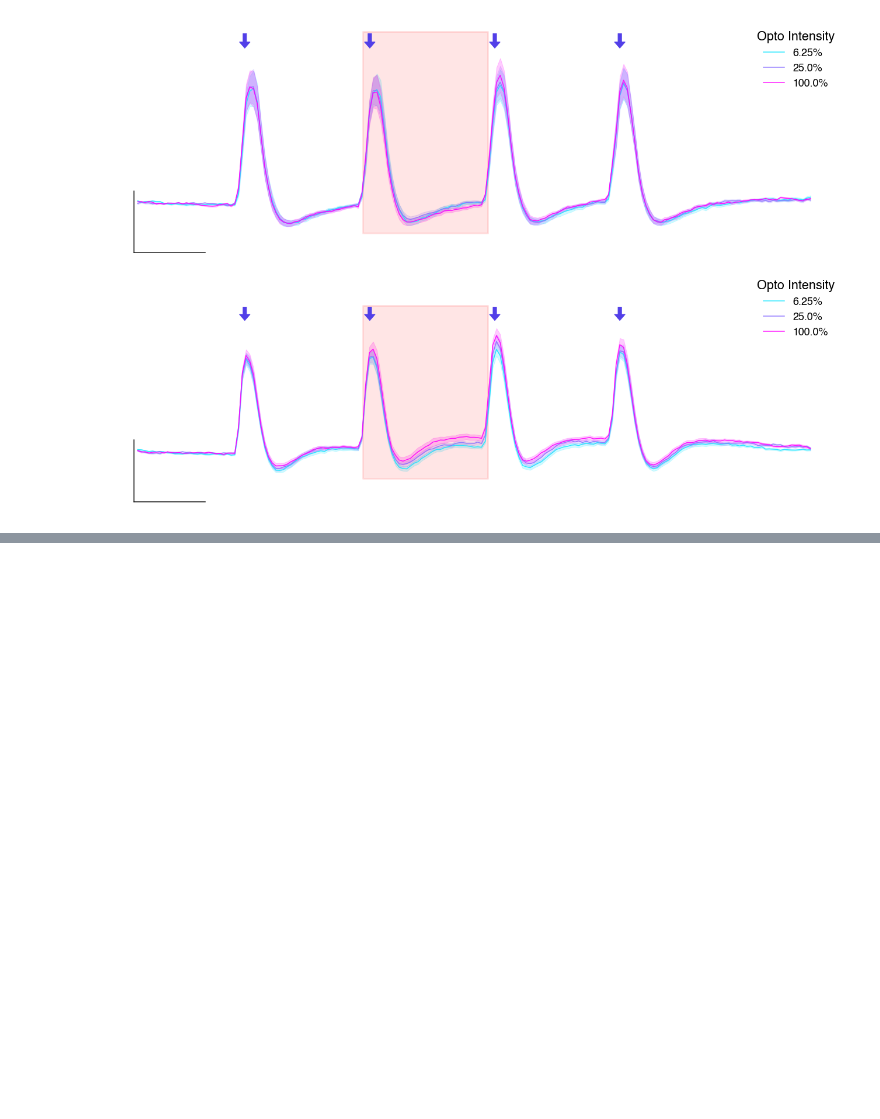
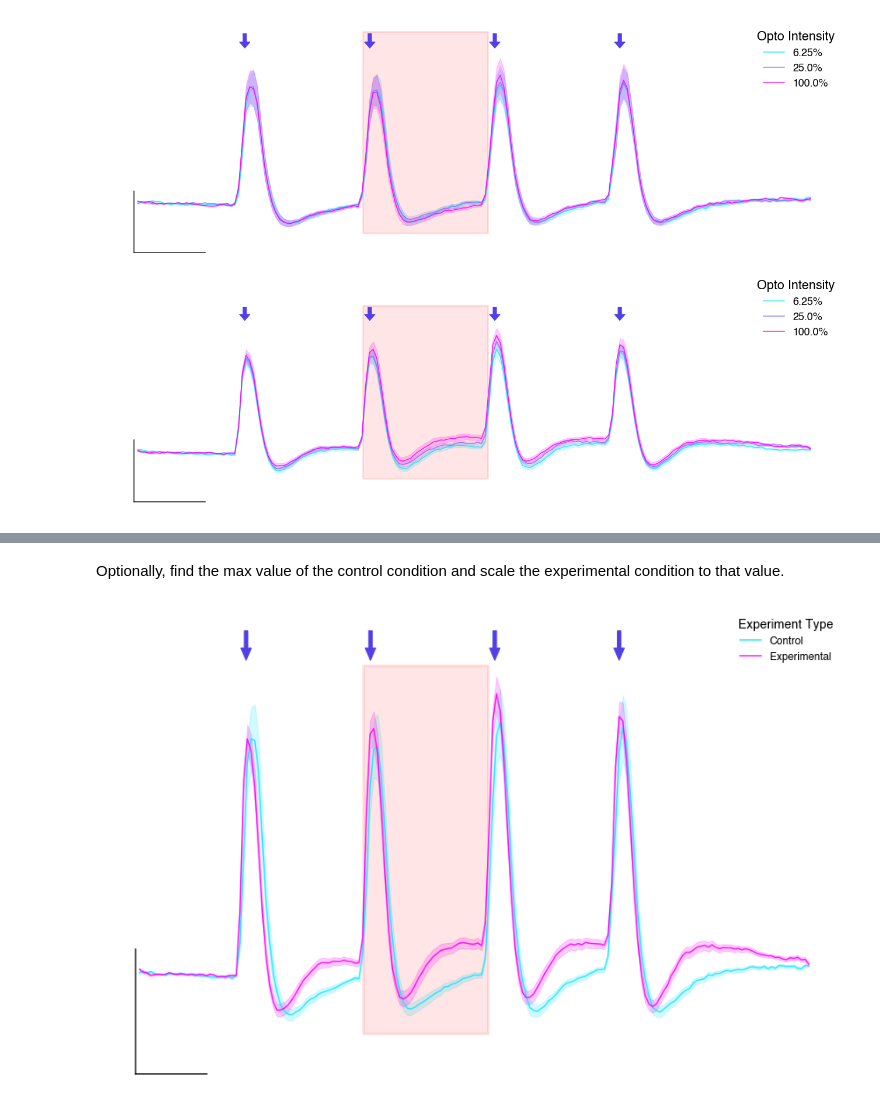
Before and after one commit to Biofall/two_photon_analysis, a Jupyter notebook: notebooks/fig_generator.ipynb, the cells around one changed output, grey strips where cells are left out. Drawn from its saved outputs; the diff is of its cells as text; code cells hidden in the pictures; blank space fills up the shorter version.

```diff
--- a/notebooks/fig_generator.ipynb
+++ b/notebooks/fig_generator.ipynb
@@ -631,0 +585,63 @@ array([[-2.11862927e-03,  8.98660730e-03,  1.97377303e-03,
+# %% [markdown]
+Optionally, find the max value of the control condition and scale the experimental condition to that value.
+# %%
+#   Find the max value of the control between vis flash 1 and 2 and scale the experimental condition to that value.
+# Find the points in the time vector that is closest to the start and end of the first visual flash
+vis_flash1_start = np.argmin(np.abs(roi_data['time_vector'] - flash_start[0]))
+vis_flash1_end = np.argmin(np.abs(roi_data['time_vector'] - flash_end[0])) - 2 # just to ensure we aren't grabbing the next vis flash
+# find the max value of the control data between vis_flash1_start and vis_flash1_end
+con_max = np.nanmax(con_mean_opto23[vis_flash1_start:vis_flash1_end])
+# find the max value of the experimental data between vis_flash1_start and vis_flash1_end
+exp_max = np.nanmax(exp_mean_opto23[vis_flash1_start:vis_flash1_end])
+# scale the experimental data by the ratio of con_max to exp_max
+ratio_max = con_max / exp_max
+exp_mean_opto23_scaled = np.nanmean(np.nanmean(roi_data_prox_exp[:, 1:3, :], axis=0)*ratio_max, axis=0)
+exp_sem_opto23_scaled = np.nanstd(np.nanmean(roi_data_prox_exp[:, 1:3, :], axis=1)*ratio_max, axis=0) / np.sqrt(roi_data_prox_exp.shape[0])
+
+# Figure plotting!
+save_fig = False
+figsize = (12, 8)
+
+cmap = plt.get_cmap('cool') # also 'cool' 'winter' 'PRGn' 'Pastel1' 'YlGnBu' 'twilight'
+colors = [cmap(i) for i in np.linspace(0.1, 1.0, 2)]
+
+fh, ax = plt.subplots(1, 1, figsize=figsize, sharex=True, sharey=True)
+# Plotting the mean and sem for control and opto data
+ax.plot(roi_data['time_vector'], con_mean_opto23, color=colors[0], alpha=0.9, label='Control')
+ax.fill_between(roi_data['time_vector'], con_mean_opto23+con_sem_opto23,
+                con_mean_opto23-con_sem_opto23, color=colors[0], alpha=0.2)
+ax.plot(roi_data['time_vector'], exp_mean_opto23_scaled, color=colors[1], alpha=0.9, label='Experimental')
+ax.fill_between(roi_data['time_vector'], exp_mean_opto23_scaled+exp_sem_opto23_scaled,
+                exp_mean_opto23_scaled-exp_sem_opto23_scaled, color=colors[1], alpha=0.2)
+
+# Opto stim plotting
+ax.fill_between([led_start_time, led_end_time], y_low_control*1.03, y_high_control*0.9,
+                    alpha=0.1, edgecolor='r', facecolor='r', linewidth=3,)
+# Visual flash stim plotting
+for vis_ind in range(len(flash_start)):
+    ax.arrow(flash_start[vis_ind], y_high_control,
+                0, y_high_control*-0.05,
+                width=0.1,
+                head_length=0.05,
+                color=paleDarkBlue,
+                )
+
+# Legend, Grid, Axis
+plot_tools.cleanAxes(ax)
+ax.legend(loc="upper right", fontsize=1*figsize[0], frameon=False, title='Experiment Type', title_fontsize=1.2*figsize[0])
+ax.set_xlabel('Time in Seconds')
+ax.set_ylabel('DF/F')
+# Plotting function stuff
+plot_tools.addScaleBars(ax, dT=2, dF=0.5, T_value=-0.1, F_value=-0.4)
+
+fh.set_tight_layout(True)
+
+if save_fig == True:
+    fh.savefig(
+    save_directory
+    + "4C.AverageTracesOpto23.ByROI.scaled"
+    + ".pdf",
+    dpi=300, bbox_inches='tight', transparent=True,
+    )
+# %% [output]
+[figure, added]
```
Also changed, not shown: parts of 7 cells of this notebook.
